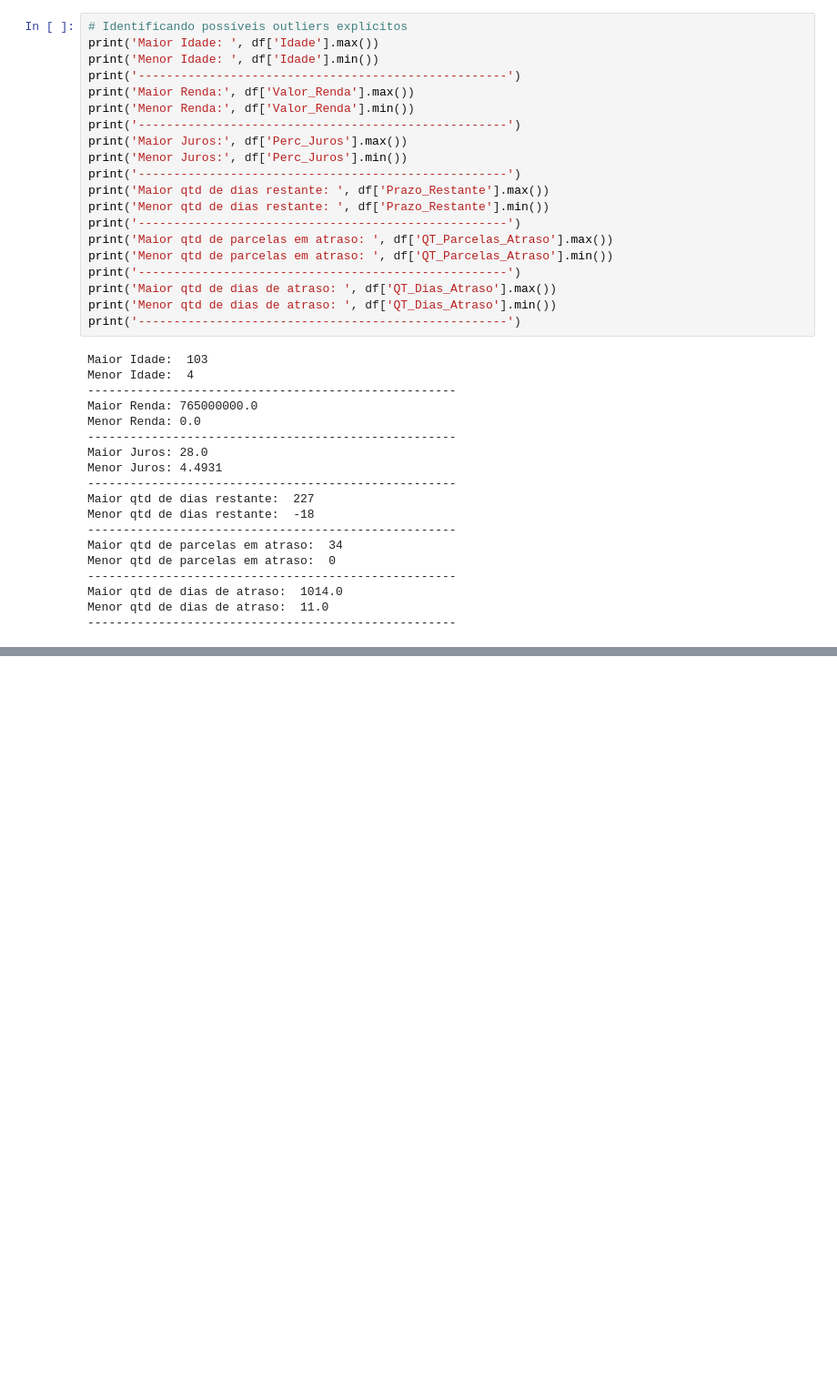
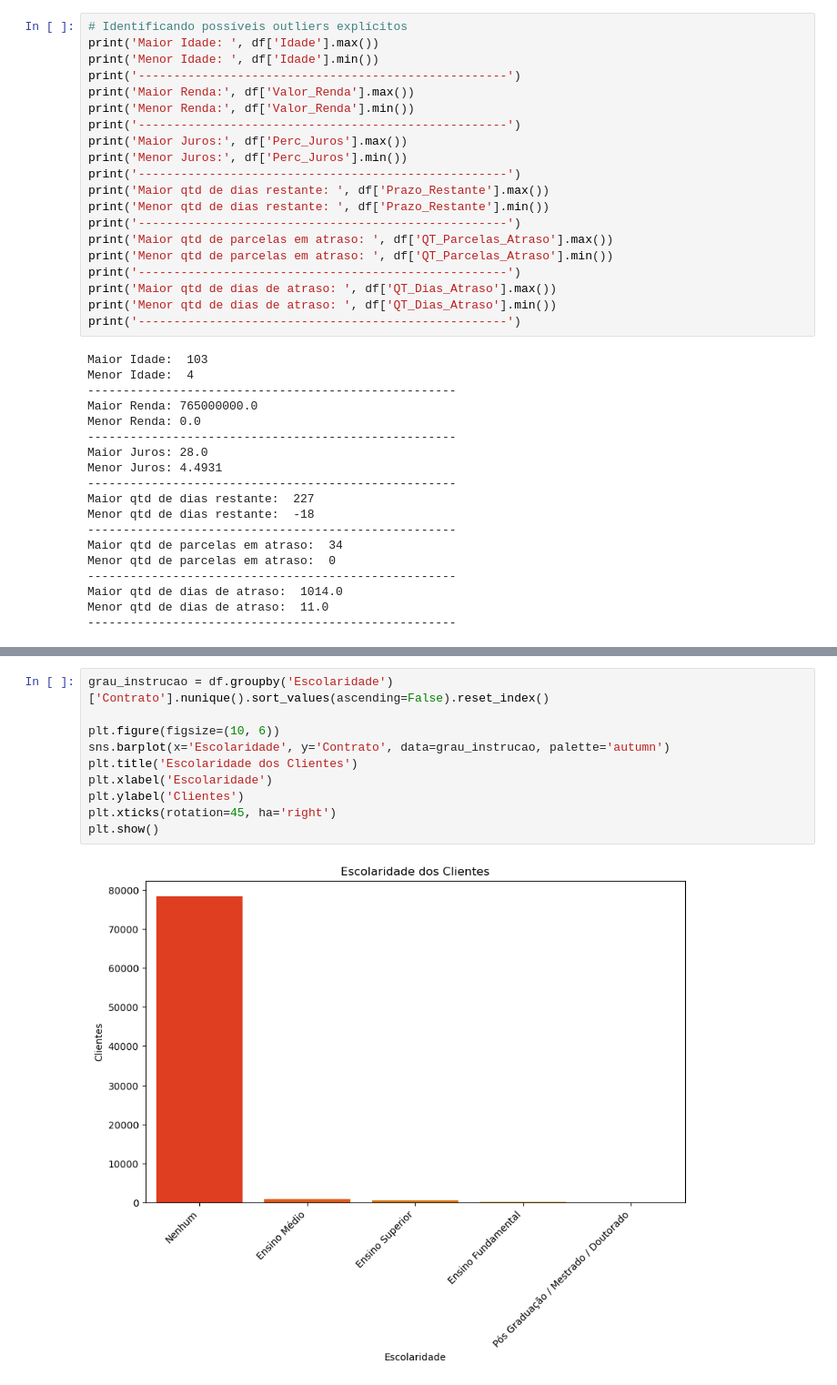
Before and after one commit to thaleswillreis/Modelo-ML-Prevencao-Fraude-v1, a Jupyter notebook: Modelo_ML_Prev_fraude.ipynb, the cells around one changed output, grey strips where cells are left out. Shown: that part at 91% size. Saved outputs shown, nothing was run; the diff lists cells and outputs as text; blank space fills up the shorter version.

```diff
--- a/Modelo_ML_Prev_fraude.ipynb
+++ b/Modelo_ML_Prev_fraude.ipynb
@@ -229,0 +522,12 @@ dtype: int64
+# %%
+grau_instrucao = df.groupby('Escolaridade')['Contrato'].nunique().sort_values(ascending=False).reset_index()
+
+plt.figure(figsize=(10, 6))
+sns.barplot(x='Escolaridade', y='Contrato', data=grau_instrucao, palette='autumn')
+plt.title('Escolaridade dos Clientes')
+plt.xlabel('Escolaridade')
+plt.ylabel('Clientes')
+plt.xticks(rotation=45, ha='right')
+plt.show()
+# %% [output]
+[figure, added]
```
Also changed, not shown: parts of 43 cells of this notebook.
